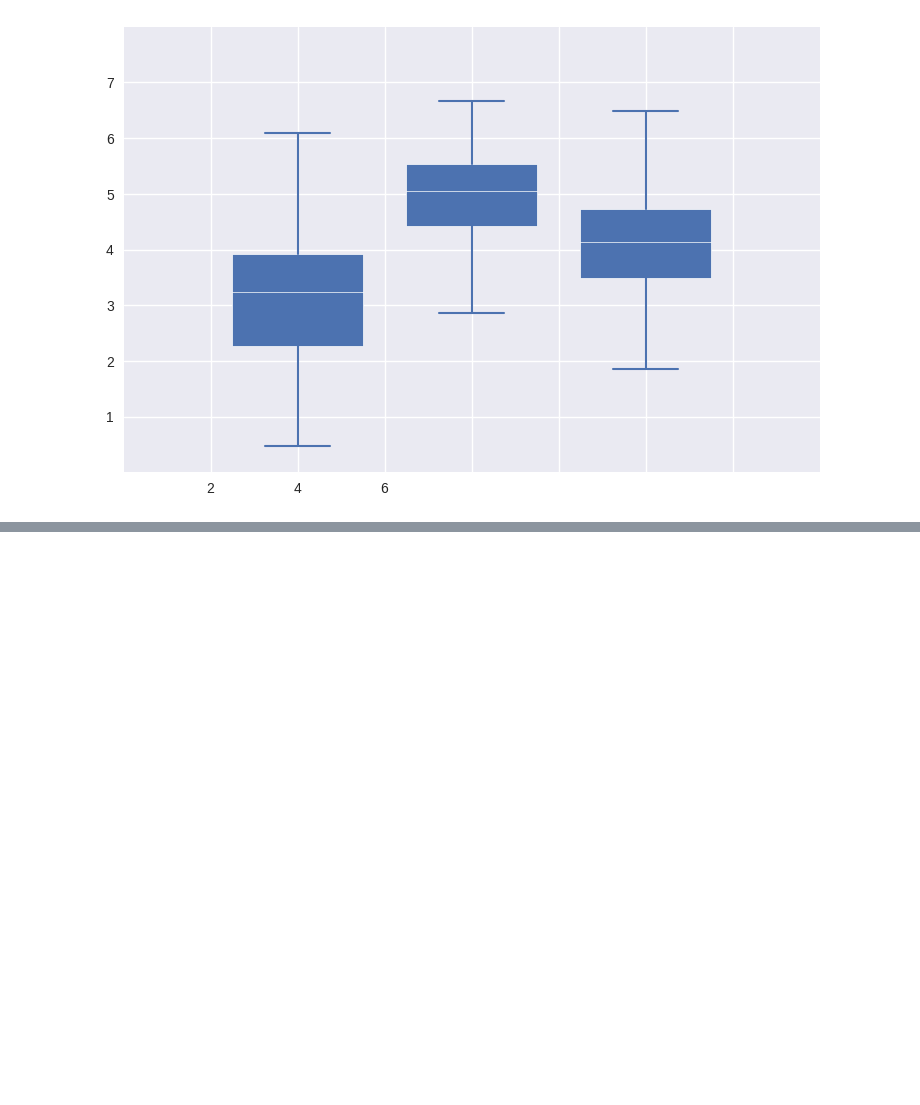
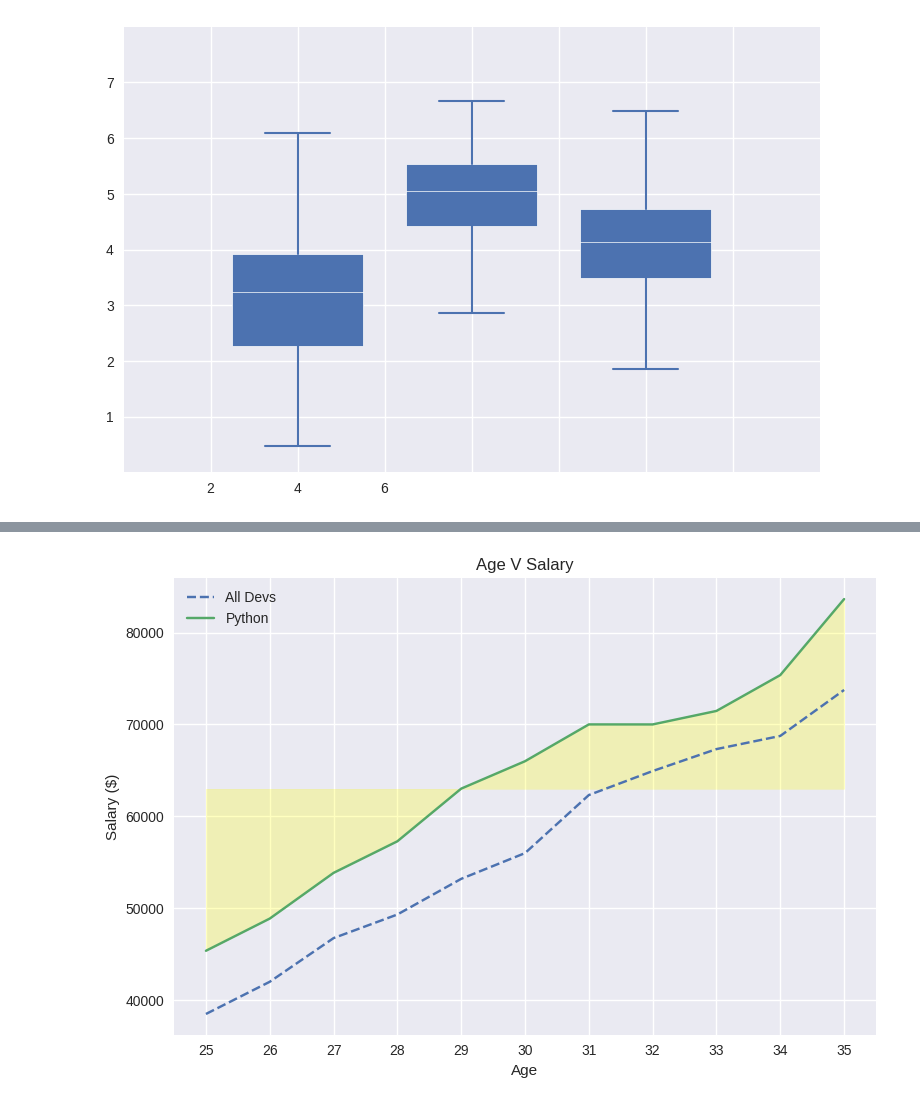
Before and after one commit to Mark12481632/Python-Language, a Jupyter notebook: Matplotlib.ipynb, the cells around one changed output, grey strips where cells are left out. Saved outputs shown, nothing was run; the diff lists cells and outputs as text; code cells hidden in the pictures; blank space fills up the shorter version.

```diff
--- a/Matplotlib.ipynb
+++ b/Matplotlib.ipynb
@@ -478,0 +526,23 @@ drwxr-xr-x 4 root root  4096 May  9 13:24 .config
+# %%
+# Plot fills (2)
+
+plt.plot(ages, dev_salaries, label='All Devs', linestyle='--')
+plt.plot(ages, py_dev_salaries, label='Python')
+plt.legend()
+
+median_salary = 63000
+
+# Fill area between ages and Python salaries.
+# As before, but 3rd argumnet (y2) defaulted to zero => fill was down to x-axis.
+# When graph value below median_salary it fills UP.
+# When graph value above median_salary it fills DOWN.
+plt.fill_between(ages, py_dev_salaries, median_salary, alpha=0.25, color='yellow')
+
+# plt.title => ax.set_title, plt.xlabel => ax.set_xlabel, etc.
+plt.xlabel('Age')
+plt.ylabel('Salary ($)')
+plt.title('Age V Salary')
+
+plt.tight_layout()
+# %% [output]
+[figure, added]
```
Also changed, not shown: parts of 6 cells of this notebook.
